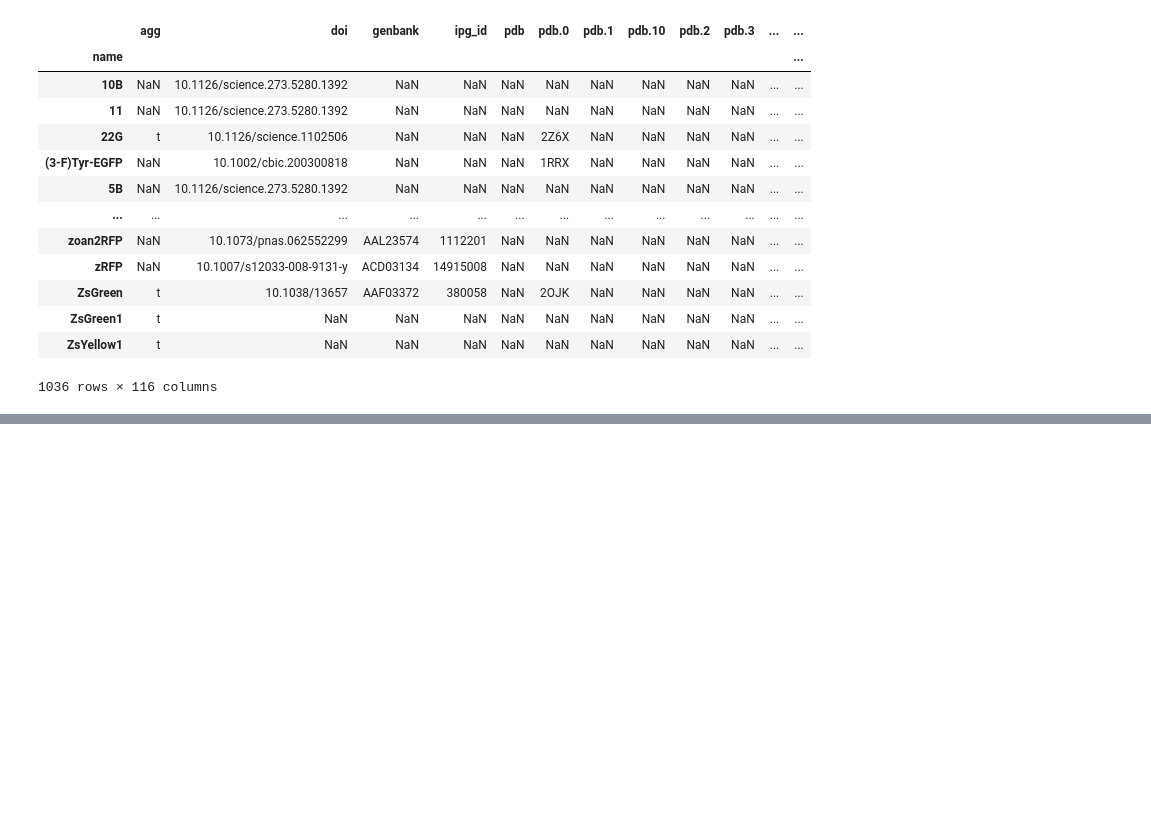
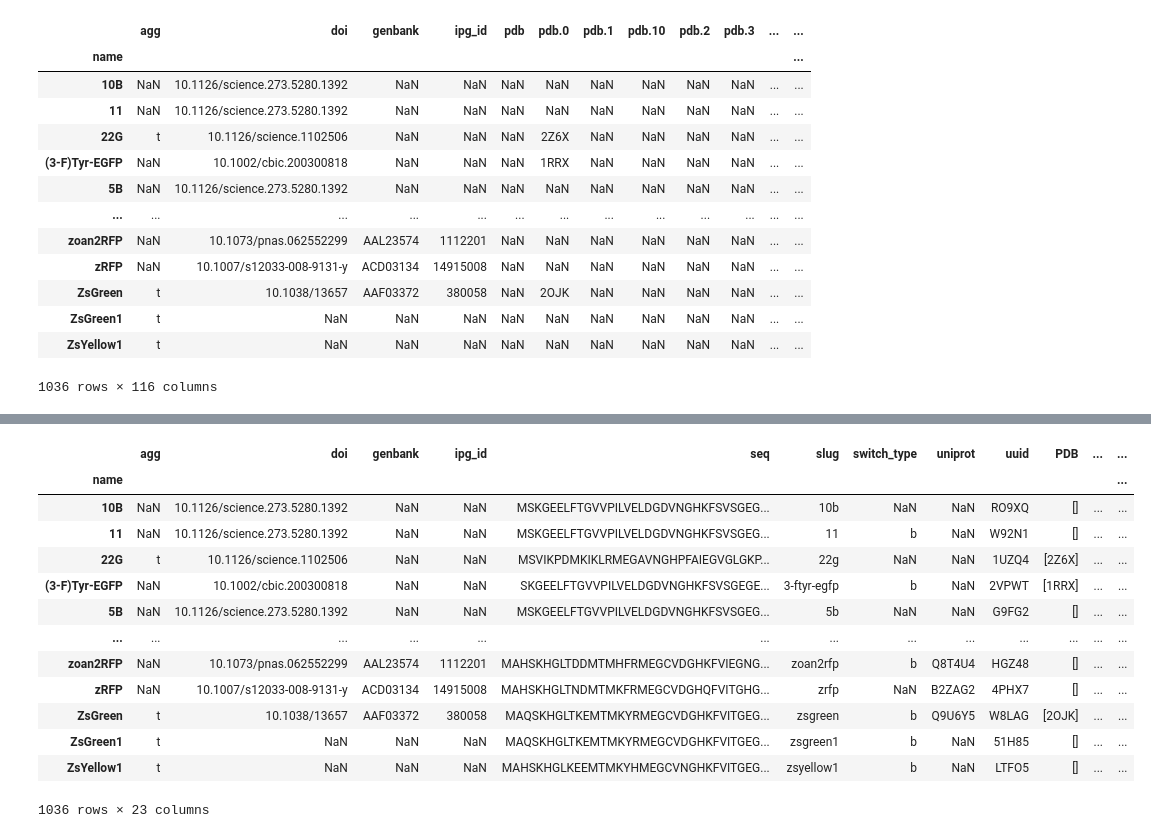
Before and after one commit to anlyons/FPs_R_COOL, a Jupyter notebook: FPbase_Data_Extraction.ipynb, the cells around one changed output, grey strips where cells are left out. Cells and saved outputs as stored; diff of their text form; code cells hidden in the pictures; blank space fills up the shorter version.

```diff
--- a/FPbase_Data_Extraction.ipynb
+++ b/FPbase_Data_Extraction.ipynb
@@ -46,0 +34,27 @@ ZsYellow1       NaN   NaN
+# %%
+x_cols = [col for col in df.columns if col.startswith('pdb')]
+df['PDB'] = df[x_cols].apply(lambda row: row.dropna().tolist(), axis=1)
+df = df.drop(x_cols, axis = 1)
+# %%
+import re
+pattern = re.compile(r"^states\.\d+\.(.+)$")
+titles = sorted({pattern.match(c).group(1) for c in df.columns if pattern.match(c)})
+
+
+for title in titles:
+    subcols = [c for c in df.columns if re.match(fr"states\.\d+\.{title}$", c)]
+    df[f"states.{title}"] = df[subcols].apply(lambda row: row.dropna().tolist(), axis=1)
+
+
+df = df.drop(columns=[c for c in df.columns if re.match(r"states\.\d+\.", c)])
+# %%
+pattern = re.compile(r"^transitions\.\d+\.(.+)$")
+titles = sorted({pattern.match(c).group(1) for c in df.columns if pattern.match(c)})
+
+
+for title in titles:
+    subcols = [c for c in df.columns if re.match(fr"transitions\.\d+\.{title}$", c)]
+    df[f"transitions.{title}"] = df[subcols].apply(lambda row: row.dropna().tolist(), axis=1)
+
+
+df = df.drop(columns=[c for c in df.columns if re.match(r"transitions\.\d+\.", c)])
@@ -46,0 +71,17 @@ ZsYellow1       NaN   NaN
+# %%
+df
+# %% [output]
+|  | agg | doi | genbank | ipg_id | seq | slug | switch_type | uniprot | uuid | PDB | ... | ... |
+| name |  |  |  |  |  |  |  |  |  |  |  | ... |
+| 10B | NaN | 10.1126/science.273.5280.1392 | NaN | NaN | MSKGEELFTGVVPILVELDGDVNGHKFSVSGEG... | 10b | NaN | NaN | RO9XQ | [] | ... | ... |
+| 11 | NaN | 10.1126/science.273.5280.1392 | NaN | NaN | MSKGEELFTGVVPILVELDGDVNGHKFSVSGEG... | 11 | b | NaN | W92N1 | [] | ... | ... |
+| 22G | t | 10.1126/science.1102506 | NaN | NaN | MSVIKPDMKIKLRMEGAVNGHPFAIEGVGLGKP... | 22g | NaN | NaN | 1UZQ4 | [2Z6X] | ... | ... |
+| (3-F)Tyr-EGFP | NaN | 10.1002/cbic.200300818 | NaN | NaN | SKGEELFTGVVPILVELDGDVNGHKFSVSGEGE... | 3-ftyr-egfp | b | NaN | 2VPWT | [1RRX] | ... | ... |
+| 5B | NaN | 10.1126/science.273.5280.1392 | NaN | NaN | MSKGEELFTGVVPILVELDGDVNGHKFSVSGEG... | 5b | NaN | NaN | G9FG2 | [] | ... | ... |
+| ... | ... | ... | ... | ... | ... | ... | ... | ... | ... | ... | ... | ... |
+| zoan2RFP | NaN | 10.1073/pnas.062552299 | AAL23574 | 1112201 | MAHSKHGLTDDMTMHFRMEGCVDGHKFVIEGNG... | zoan2rfp | b | Q8T4U4 | HGZ48 | [] | ... | ... |
+| zRFP | NaN | 10.1007/s12033-008-9131-y | ACD03134 | 14915008 | MAHSKHGLTNDMTMKFRMEGCVDGHQFVITGHG... | zrfp | NaN | B2ZAG2 | 4PHX7 | [] | ... | ... |
+| ZsGreen | t | 10.1038/13657 | AAF03372 | 380058 | MAQSKHGLTKEMTMKYRMEGCVDGHKFVITGEG... | zsgreen | b | Q9U6Y5 | W8LAG | [2OJK] | ... | ... |
+| ZsGreen1 | t | NaN | NaN | NaN | MAQSKHGLTKEMTMKYRMEGCVDGHKFVITGEG... | zsgreen1 | b | NaN | 51H85 | [] | ... | ... |
+| ZsYellow1 | t | NaN | NaN | NaN | MAHSKHGLKEEMTMKYHMEGCVNGHKFVITGEG... | zsyellow1 | b | NaN | LTFO5 | [] | ... | ... |
+1036 rows × 23 columns
```
Also changed, not shown: parts of 10 cells of this notebook.
